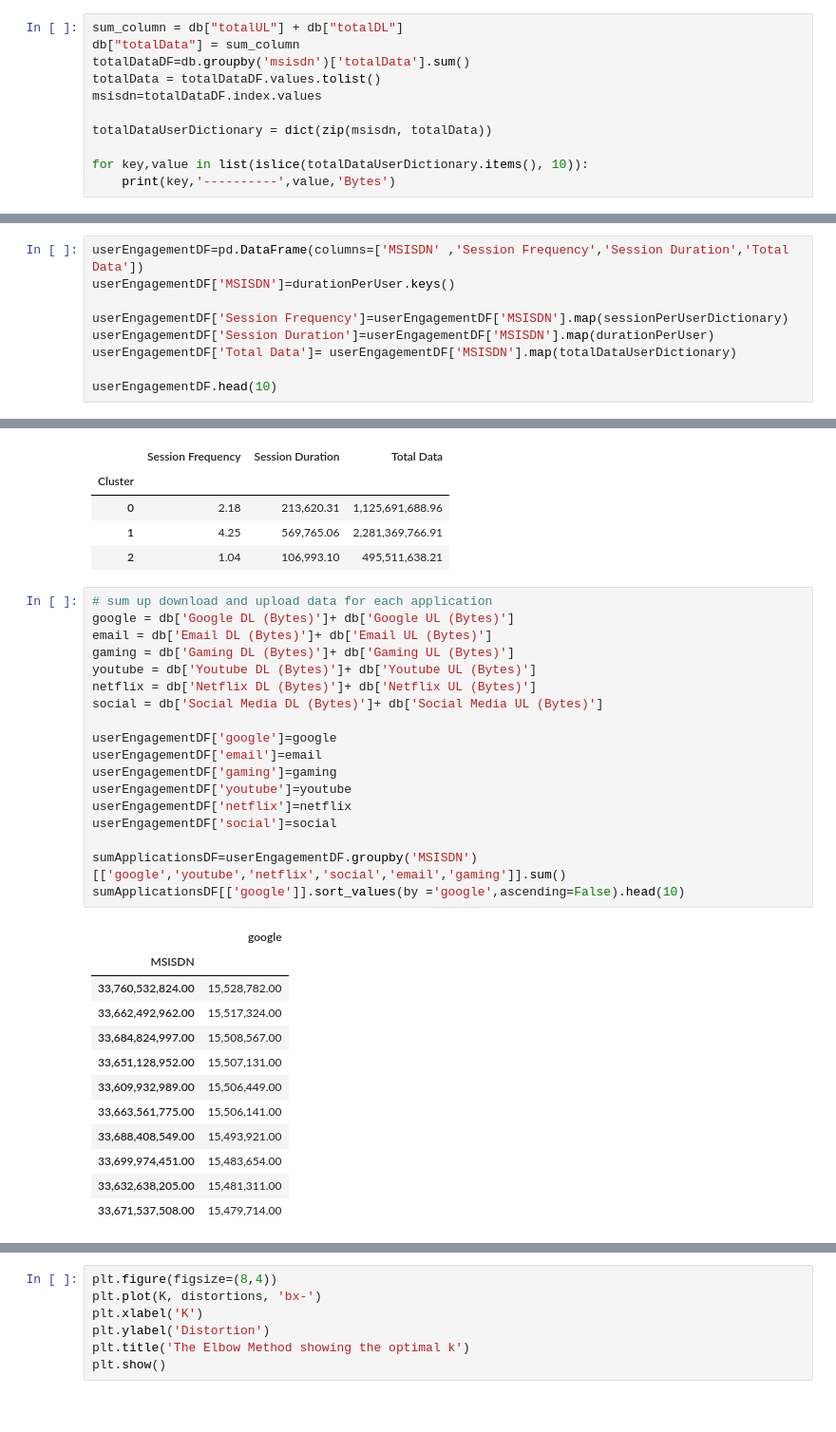
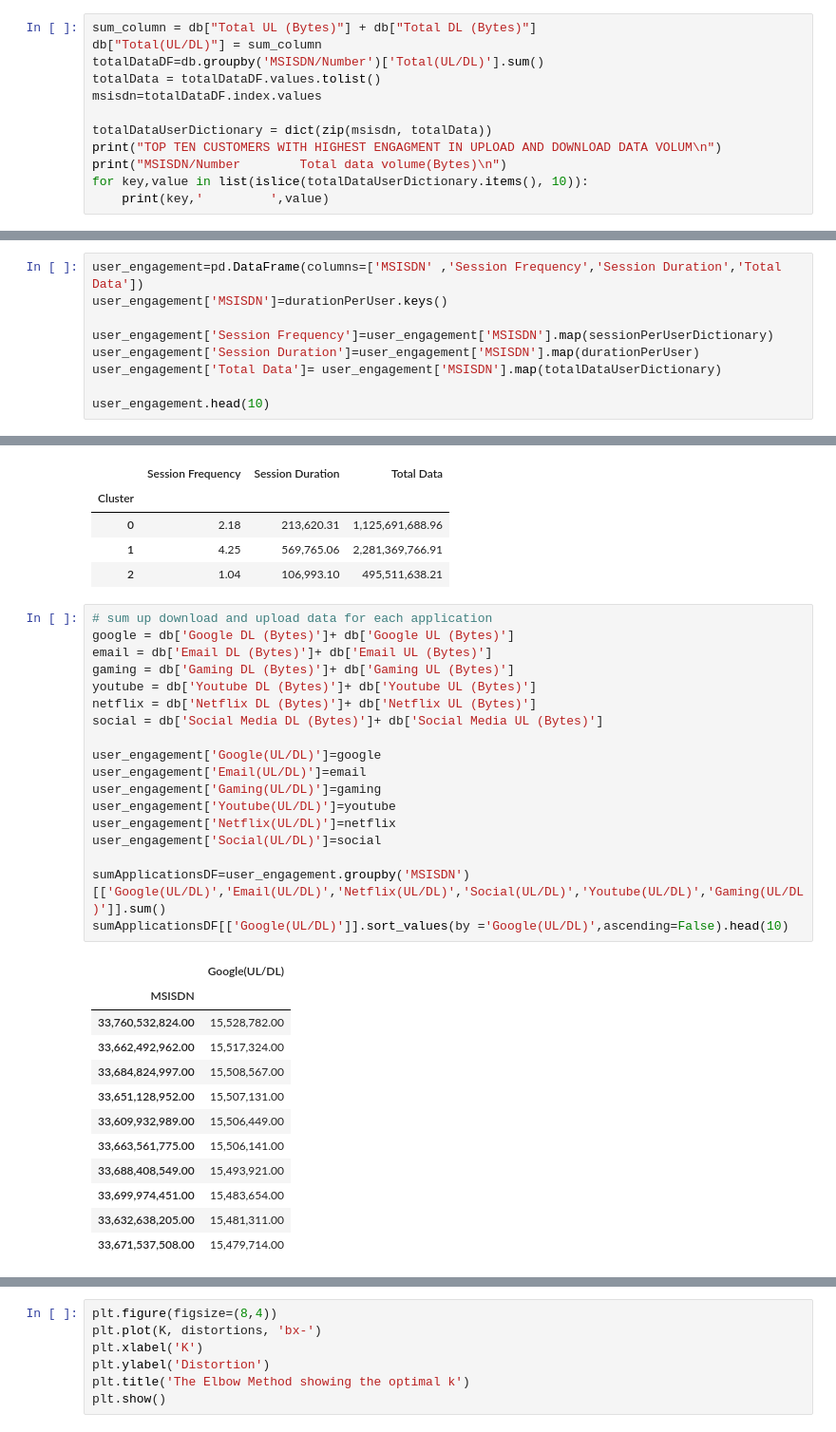
Before and after one commit to sel6/TellCo_Data_Analysis, a Jupyter notebook: notebooks/user_engagment_analysis.ipynb, the cells around one changed output, grey strips where cells are left out. Shown at 95% size. Cells and saved outputs as stored; diff of their text form.

```diff
--- a/notebooks/user_engagment_analysis.ipynb
+++ b/notebooks/user_engagment_analysis.ipynb
@@ -75,14 +75,15 @@ MSISDN/Number        session duration(ms)
 33601014694.0            495702.0
 33601020306.0            124854.0
 # %%
-sum_column = db["totalUL"] + db["totalDL"]
-db["totalData"] = sum_column
-totalDataDF=db.groupby('msisdn')['totalData'].sum()
+sum_column = db["Total UL (Bytes)"] + db["Total DL (Bytes)"]
+db["Total(UL/DL)"] = sum_column
+totalDataDF=db.groupby('MSISDN/Number')['Total(UL/DL)'].sum()
 totalData = totalDataDF.values.tolist()
 msisdn=totalDataDF.index.values
 
 totalDataUserDictionary = dict(zip(msisdn, totalData))
-
+print("TOP TEN CUSTOMERS WITH HIGHEST ENGAGMENT IN UPLOAD AND DOWNLOAD DATA VOLUM\n")
+print("MSISDN/Number        Total data volume(Bytes)\n")
 for key,value in list(islice(totalDataUserDictionary.items(), 10)):
-    print(key,'----------',value,'Bytes')
+    print(key,'         ',value)
 # %% [output]
@@ -99,12 +104,12 @@ for key,value in list(islice(totalDataUserDictionary.items(), 10)):
 # %%
-userEngagementDF=pd.DataFrame(columns=['MSISDN' ,'Session Frequency','Session Duration','Total Data'])
-userEngagementDF['MSISDN']=durationPerUser.keys()
+user_engagement=pd.DataFrame(columns=['MSISDN' ,'Session Frequency','Session Duration','Total Data'])
+user_engagement['MSISDN']=durationPerUser.keys()
 
-userEngagementDF['Session Frequency']=userEngagementDF['MSISDN'].map(sessionPerUserDictionary)
-userEngagementDF['Session Duration']=userEngagementDF['MSISDN'].map(durationPerUser)
-userEngagementDF['Total Data']= userEngagementDF['MSISDN'].map(totalDataUserDictionary)
+user_engagement['Session Frequency']=user_engagement['MSISDN'].map(sessionPerUserDictionary)
+user_engagement['Session Duration']=user_engagement['MSISDN'].map(durationPerUser)
+user_engagement['Total Data']= user_engagement['MSISDN'].map(totalDataUserDictionary)
 
-userEngagementDF.head(10)
+user_engagement.head(10)
 # %% [output]
 |  | MSISDN | Session Frequency | Session Duration | Total Data |
 | 0 | 33,601,001,722.00 | 1 | 116,720.00 | 878,690,574.00 |
@@ -189,23 +194,23 @@ clusteredMean
 # %%
 # sum up download and upload data for each application
 google = db['Google DL (Bytes)']+ db['Google UL (Bytes)']
 email = db['Email DL (Bytes)']+ db['Email UL (Bytes)']
 gaming = db['Gaming DL (Bytes)']+ db['Gaming UL (Bytes)']
 youtube = db['Youtube DL (Bytes)']+ db['Youtube UL (Bytes)']
 netflix = db['Netflix DL (Bytes)']+ db['Netflix UL (Bytes)']
 social = db['Social Media DL (Bytes)']+ db['Social Media UL (Bytes)']
 
-userEngagementDF['google']=google
-userEngagementDF['email']=email
-userEngagementDF['gaming']=gaming
-userEngagementDF['youtube']=youtube
-userEngagementDF['netflix']=netflix
-userEngagementDF['social']=social
+user_engagement['Google(UL/DL)']=google
+user_engagement['Email(UL/DL)']=email
+user_engagement['Gaming(UL/DL)']=gaming
+user_engagement['Youtube(UL/DL)']=youtube
+user_engagement['Netflix(UL/DL)']=netflix
+user_engagement['Social(UL/DL)']=social
 
-sumApplicationsDF=userEngagementDF.groupby('MSISDN')[['google','youtube','netflix','social','email','gaming']].sum()
-sumApplicationsDF[['google']].sort_values(by ='google',ascending=False).head(10)
+sumApplicationsDF=user_engagement.groupby('MSISDN')[['Google(UL/DL)','Email(UL/DL)','Netflix(UL/DL)','Social(UL/DL)','Youtube(UL/DL)','Gaming(UL/DL)']].sum()
+sumApplicationsDF[['Google(UL/DL)']].sort_values(by ='Google(UL/DL)',ascending=False).head(10)
 # %% [output]
-|  | google |
+|  | Google(UL/DL) |
 | MSISDN |  |
 | 33,760,532,824.00 | 15,528,782.00 |
 | 33,662,492,962.00 | 15,517,324.00 |
```
Also changed, not shown: parts of 11 cells of this notebook.
